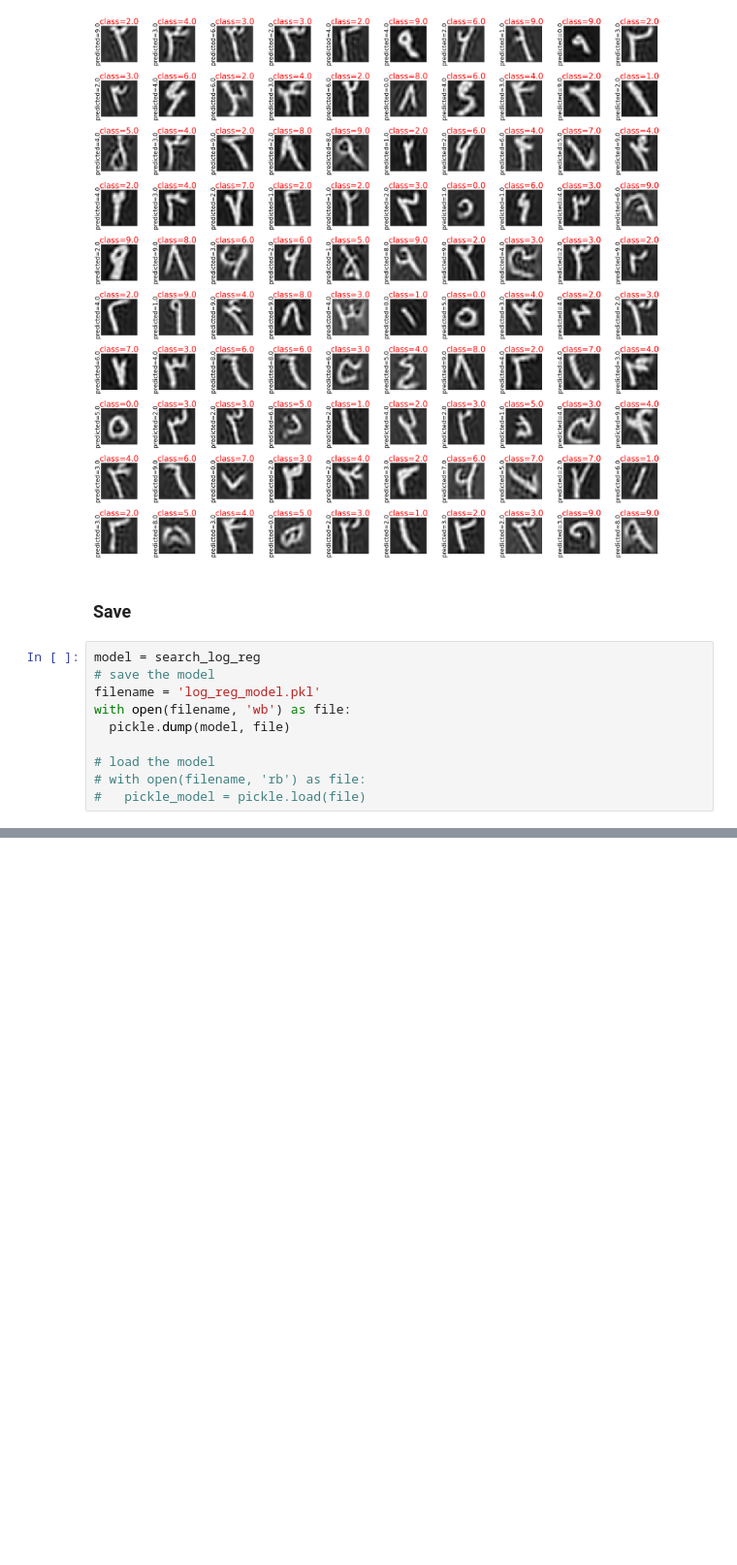
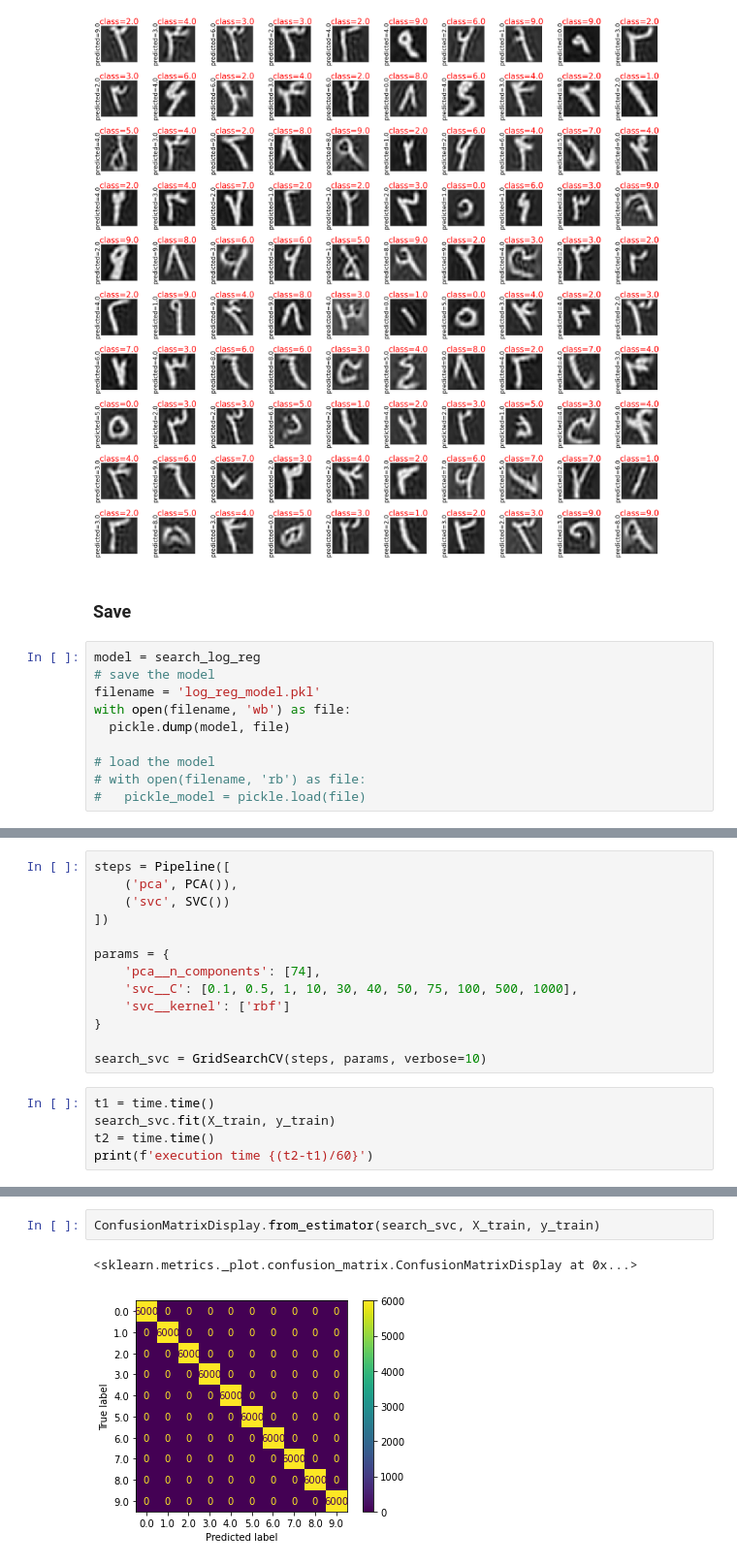
Before and after one commit to mo-amininasab/FarsiDigits-Recognizer, a Jupyter notebook: HodaDataSet_ML.ipynb, the cells around one changed output, grey strips where cells are left out. Shown at 97% size. Saved outputs shown, nothing was run; the diff lists cells and outputs as text; blank space fills up the shorter version.

```diff
--- a/HodaDataSet_ML.ipynb
+++ b/HodaDataSet_ML.ipynb
@@ -427,0 +433,18 @@ with open(filename, 'wb') as file:
+# %%
+steps = Pipeline([
+    ('pca', PCA()),
+    ('svc', SVC())
+])
+
+params = {
+    'pca__n_components': [74],
+    'svc__C': [0.1, 0.5, 1, 10, 30, 40, 50, 75, 100, 500, 1000],
+    'svc__kernel': ['rbf']
+}
+
+search_svc = GridSearchCV(steps, params, verbose=10)
+# %%
+t1 = time.time()
+search_svc.fit(X_train, y_train)
+t2 = time.time()
+print(f'execution time {(t2-t1)/60}')
@@ -427,0 +499,5 @@ with open(filename, 'wb') as file:
+# %%
+ConfusionMatrixDisplay.from_estimator(search_svc, X_train, y_train)
+# %% [output]
+<sklearn.metrics._plot.confusion_matrix.ConfusionMatrixDisplay at 0x...>
+[figure, added]
```
Also changed, not shown: parts of 13 cells of this notebook.
